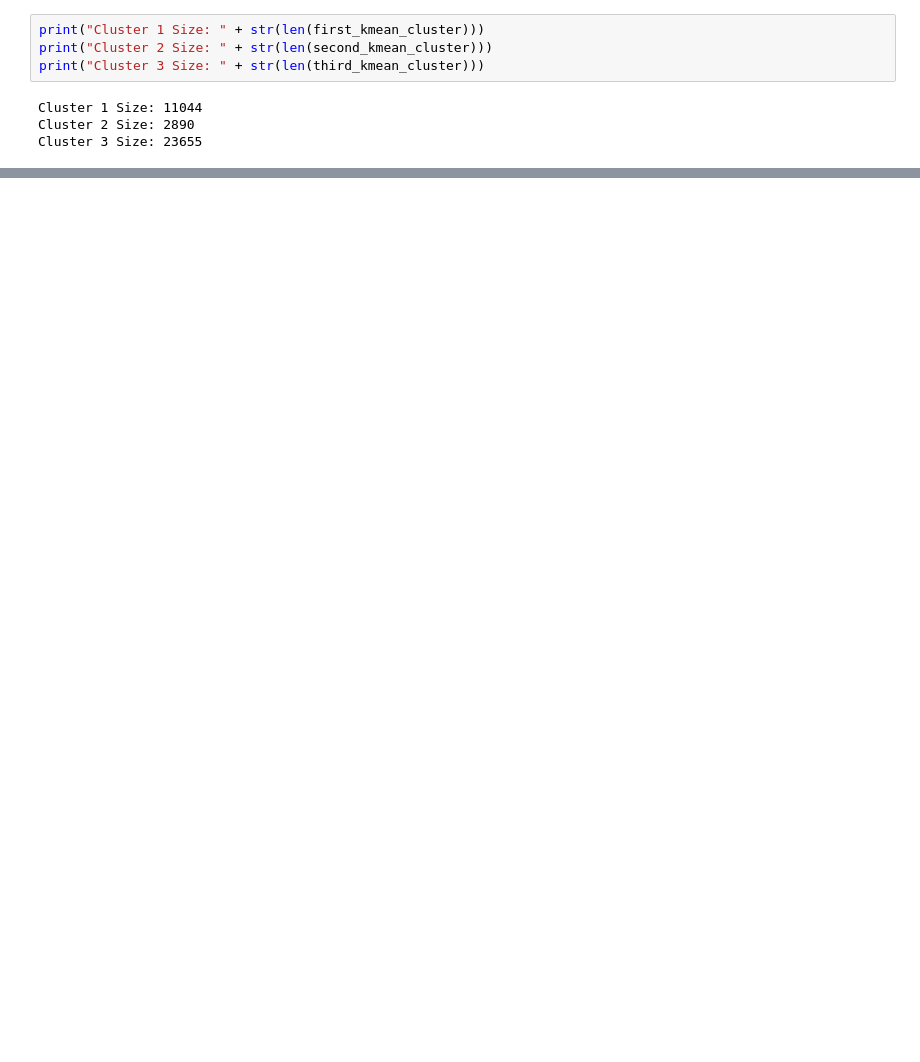
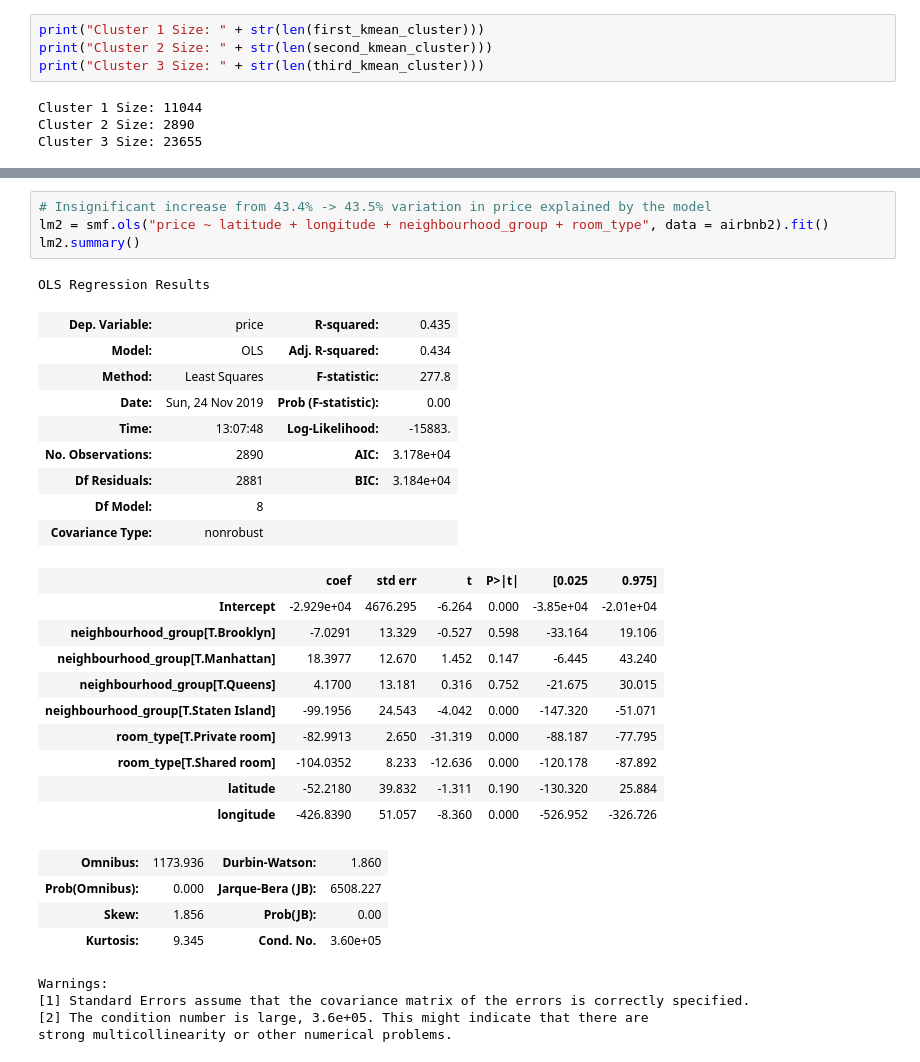
Before and after one commit to esm2000/ds_coursework_python, a Jupyter notebook: mat_328/project/k_means_clustering.ipynb, the cells around one changed output, grey strips where cells are left out. Drawn from its saved outputs; the diff is of its cells as text; blank space fills up the shorter version.

```diff
--- a/mat_328/project/k_means_clustering.ipynb
+++ b/mat_328/project/k_means_clustering.ipynb
@@ -220,0 +275,33 @@ Cluster 3 Size: 23655
+# %%
+# Insignificant increase from 43.4% -> 43.5% variation in price explained by the model
+lm2 = smf.ols("price ~ latitude + longitude + neighbourhood_group + room_type", data = airbnb2).fit()
+lm2.summary()
+# %% [output]
+OLS Regression Results
+| Dep. Variable: | price | R-squared: | 0.435 |
+| Model: | OLS | Adj. R-squared: | 0.434 |
+| Method: | Least Squares | F-statistic: | 277.8 |
+| Date: | Sun, 24 Nov 2019 | Prob (F-statistic): | 0.00 |
+| Time: | 13:07:48 | Log-Likelihood: | -15883. |
+| No. Observations: | 2890 | AIC: | 3.178e+04 |
+| Df Residuals: | 2881 | BIC: | 3.184e+04 |
+| Df Model: | 8 |  |  |
+| Covariance Type: | nonrobust |  |  |
+|  | coef | std err | t | P>|t| | [0.025 | 0.975] |
+| Intercept | -2.929e+04 | 4676.295 | -6.264 | 0.000 | -3.85e+04 | -2.01e+04 |
+| neighbourhood_group[T.Brooklyn] | -7.0291 | 13.329 | -0.527 | 0.598 | -33.164 | 19.106 |
+| neighbourhood_group[T.Manhattan] | 18.3977 | 12.670 | 1.452 | 0.147 | -6.445 | 43.240 |
+| neighbourhood_group[T.Queens] | 4.1700 | 13.181 | 0.316 | 0.752 | -21.675 | 30.015 |
+| neighbourhood_group[T.Staten Island] | -99.1956 | 24.543 | -4.042 | 0.000 | -147.320 | -51.071 |
+| room_type[T.Private room] | -82.9913 | 2.650 | -31.319 | 0.000 | -88.187 | -77.795 |
+| room_type[T.Shared room] | -104.0352 | 8.233 | -12.636 | 0.000 | -120.178 | -87.892 |
+| latitude | -52.2180 | 39.832 | -1.311 | 0.190 | -130.320 | 25.884 |
+| longitude | -426.8390 | 51.057 | -8.360 | 0.000 | -526.952 | -326.726 |
+| Omnibus: | 1173.936 | Durbin-Watson: | 1.860 |
+| Prob(Omnibus): | 0.000 | Jarque-Bera (JB): | 6508.227 |
+| Skew: | 1.856 | Prob(JB): | 0.00 |
+| Kurtosis: | 9.345 | Cond. No. | 3.60e+05 |
+Warnings:
+[1] Standard Errors assume that the covariance matrix of the errors is correctly specified.
+[2] The condition number is large, 3.6e+05. This might indicate that there are
+strong multicollinearity or other numerical problems.
```
Also changed, not shown: parts of 12 cells of this notebook.
